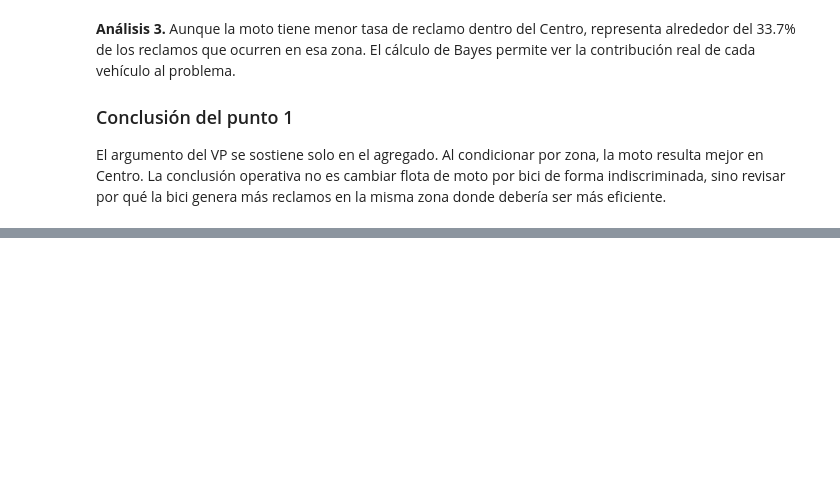
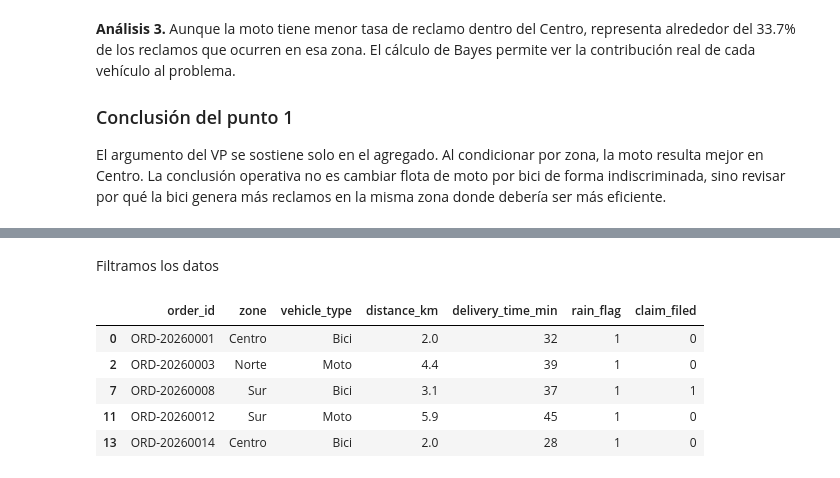
Before and after one commit to SamuelGJ0320/Examen01_EstApl, a Jupyter notebook: primer_parcial_estadistica_aplicada.ipynb, the cells around one changed output, grey strips where cells are left out. Saved outputs shown, nothing was run; the diff lists cells and outputs as text; code cells hidden in the pictures; blank space fills up the shorter version.

```diff
--- a/primer_parcial_estadistica_aplicada.ipynb
+++ b/primer_parcial_estadistica_aplicada.ipynb
@@ -79,0 +111,12 @@ El argumento del VP se sostiene solo en el agregado. Al condicionar por zona, la
+# %% [markdown]
+Filtramos los datos
+# %%
+rain_days = df[df['rain_flag']==1]
+rain_days.head()
+# %% [output]
+|  | order_id | zone | vehicle_type | distance_km | delivery_time_min | rain_flag | claim_filed |
+| 0 | ORD-20260001 | Centro | Bici | 2.0 | 32 | 1 | 0 |
+| 2 | ORD-20260003 | Norte | Moto | 4.4 | 39 | 1 | 0 |
+| 7 | ORD-20260008 | Sur | Bici | 3.1 | 37 | 1 | 1 |
+| 11 | ORD-20260012 | Sur | Moto | 5.9 | 45 | 1 | 0 |
+| 13 | ORD-20260014 | Centro | Bici | 2.0 | 28 | 1 | 0 |
```
Also changed, not shown: parts of 13 cells of this notebook.
